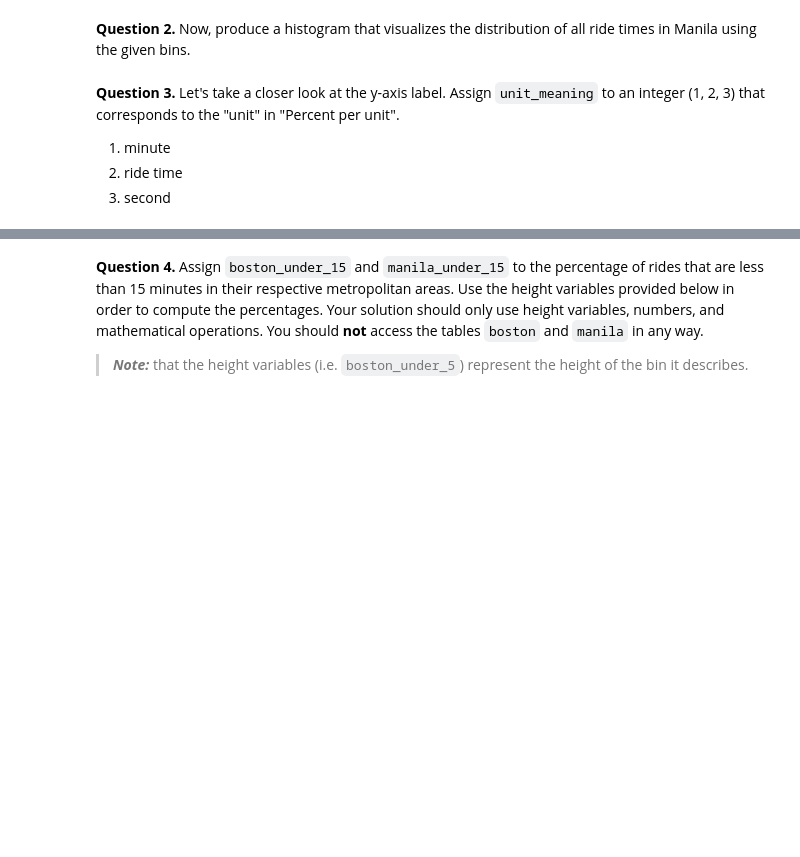
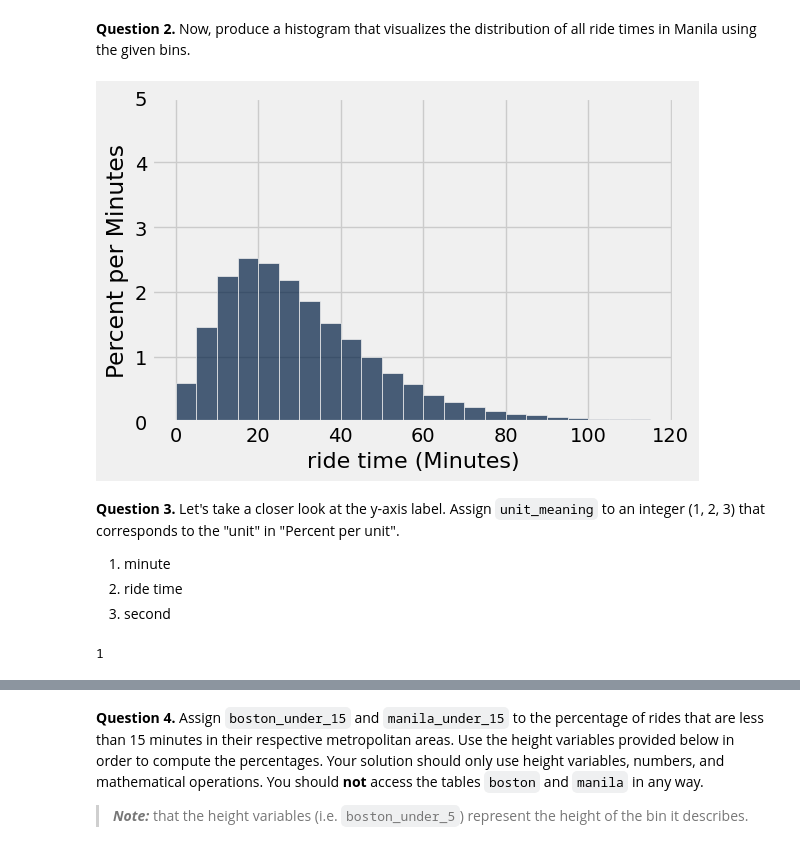
Before and after one commit to Jadenwill075/Intro-to-Data-Analytics, a Jupyter notebook: hw03.ipynb, the cells around one changed output, grey strips where cells are left out. Cells and saved outputs as stored; diff of their text form; code cells hidden in the pictures; blank space fills up the shorter version.

```diff
--- a/hw03.ipynb
+++ b/hw03.ipynb
@@ -325,10 +349,12 @@ equal_bins = np.arange(0, 120, 5)
 **Question 2.** Now, produce a histogram that visualizes the distribution of all ride times in Manila using the given bins.
 # %%
 equal_bins = np.arange(0, 120, 5)
-...
+manila.hist("ride time", bins=np.arange(0, 120, 5), unit="Minutes")
 
 # Don't delete the following line!
 plt.ylim(0, 0.05);
+# %% [output]
+[figure, added]
 # %% [markdown]
 <!-- END QUESTION -->
 
@@ -338,7 +364,9 @@ plt.ylim(0, 0.05);
 2. ride time
 3. second
 # %%
-unit_meaning = ...
+unit_meaning = 1
 unit_meaning
+# %% [output]
+1
 # %%
 grader.check("q3_3")
```
Also changed, not shown: parts of 37 cells of this notebook, 2 other files.
